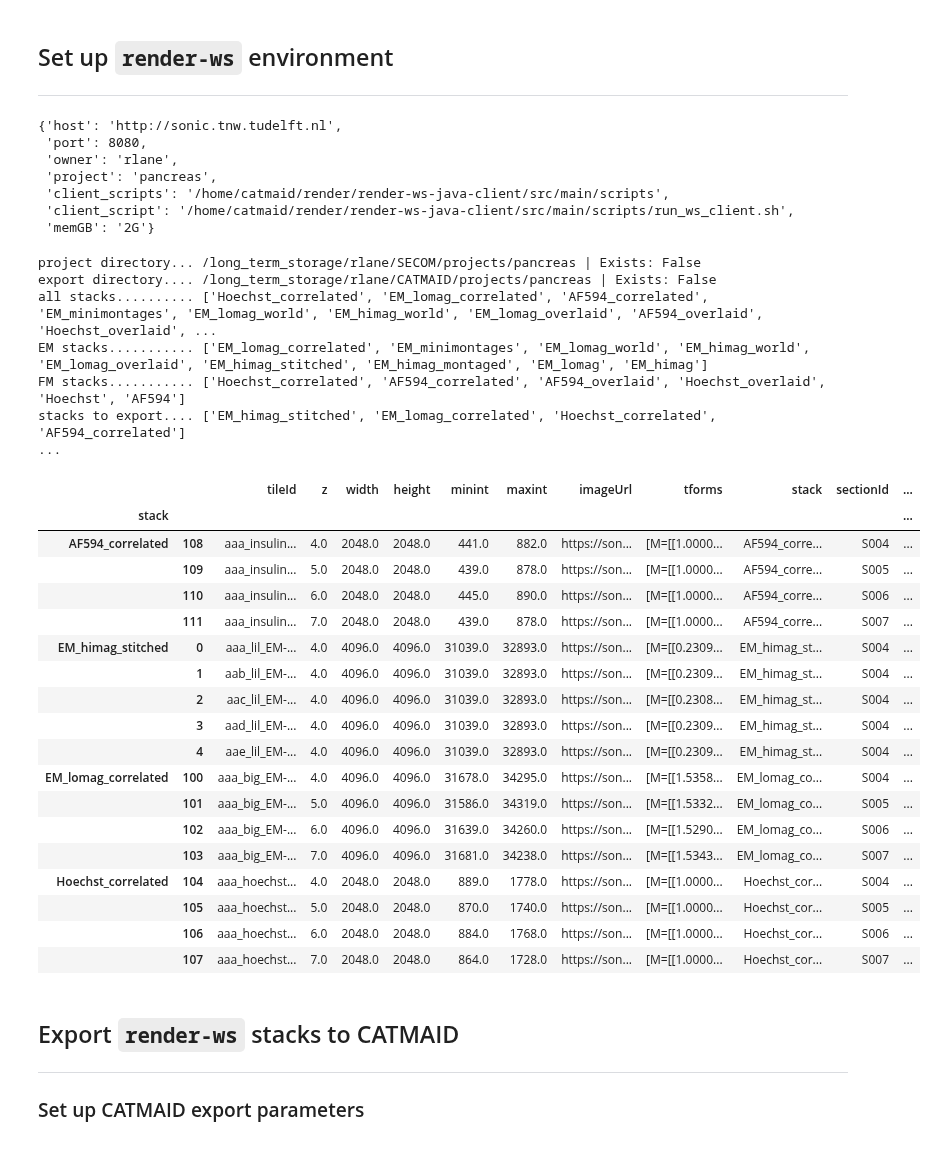
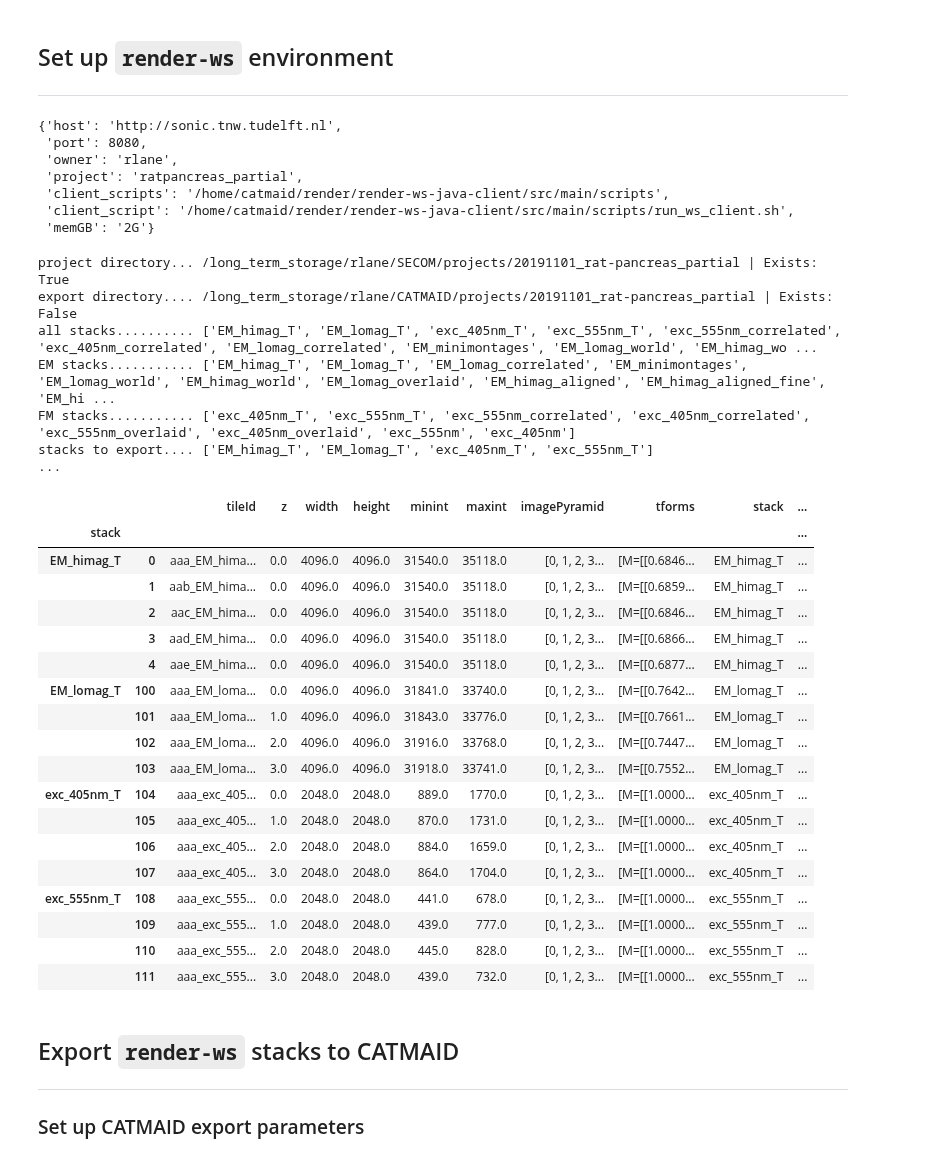
Before and after one commit to hoogenboom-group/iCAT-workflow, a Jupyter notebook: notebooks/7_iCAT-export.ipynb, the cells around one changed output. Drawn from its saved outputs; the diff is of its cells as text; code cells hidden in the pictures.

```diff
--- a/notebooks/7_iCAT-export.ipynb
+++ b/notebooks/7_iCAT-export.ipynb
@@ -31,9 +31,9 @@ from icatapi.render_pandas import create_stack_DataFrame, create_stacks_DataFram
 # `render` project parameters
 # ---------------------------
 owner = 'rlane'
-project = 'pancreas'
-project_dir = Path(f'/long_term_storage/{owner}/SECOM/projects/{project}')
-export_dir = Path(f'/long_term_storage/{owner}/CATMAID/projects/{project}')
+project = 'ratpancreas_partial'
+dir_project = Path('/long_term_storage/rlane/SECOM/projects/20191101_rat-pancreas_partial/')
+dir_catmaid = Path('/long_term_storage/rlane/CATMAID/projects/20191101_rat-pancreas_partial/')
 
 # Create a renderapi.connect.Render object
 # ----------------------------------------
@@ -51,69 +51,69 @@ render.make_kwargs()
 {'host': 'http://sonic.tnw.tudelft.nl',
  'port': 8080,
  'owner': 'rlane',
- 'project': 'pancreas',
+ 'project': 'ratpancreas_partial',
  'client_scripts': '/home/catmaid/render/render-ws-java-client/src/main/scripts',
  'client_script': '/home/catmaid/render/render-ws-java-client/src/main/scripts/run_ws_client.sh',
  'memGB': '2G'}
 # %%
 # Infer stack and section info
 # ----------------------------
 stacks = renderapi.render.get_stacks_by_owner_project(render=render)
 stacks_EM = [stack for stack in stacks if 'EM' in stack]
 stacks_FM = [stack for stack in stacks if 'EM' not in stack]
 stacks_2_export = [
-    'EM_himag_stitched',
-    'EM_lomag_correlated',
-    'Hoechst_correlated',
-    'AF594_correlated'
+    'EM_himag_T',
+    'EM_lomag_T',
+    'exc_405nm_T',
+    'exc_555nm_T'
 ]
 
 # Output
 # ------
 out = f"""\
-project directory... {project_dir} | Exists: {project_dir.exists()}
-export directory.... {export_dir} | Exists: {export_dir.exists()}
+project directory... {dir_project} | Exists: {dir_project.exists()}
+export directory.... {dir_catmaid} | Exists: {dir_catmaid.exists()}
 all stacks.......... {stacks}
 EM stacks........... {stacks_EM}
 FM stacks........... {stacks_FM}
 stacks to export.... {stacks_2_export}
 ...
 """
 print(out)
 
 # Create project DataFrame
 # ------------------------
-df_project = create_stacks_DataFrame(stacks=stacks_2_export,
-                                     render=render)
+df_project = icatapi.create_stacks_DataFrame(stacks=stacks_2_export,
+                                             render=render)
 df_project.groupby('stack')\
           .apply(lambda x: x.head(5))
 # %% [output]
-project directory... /long_term_storage/rlane/SECOM/projects/pancreas | Exists: False
-export directory.... /long_term_storage/rlane/CATMAID/projects/pancreas | Exists: False
-all stacks.......... ['Hoechst_correlated', 'EM_lomag_correlated', 'AF594_correlated', 'EM_minimontages', 'EM_lomag_world', 'EM_himag_world', 'EM_lomag_overlaid', 'AF594_overlaid', 'Hoechst_overlaid', ...
-EM stacks........... ['EM_lomag_correlated', 'EM_minimontages', 'EM_lomag_world', 'EM_himag_world', 'EM_lomag_overlaid', 'EM_himag_stitched', 'EM_himag_montaged', 'EM_lomag', 'EM_himag']
-FM stacks........... ['Hoechst_correlated', 'AF594_correlated', 'AF594_overlaid', 'Hoechst_overlaid', 'Hoechst', 'AF594']
-stacks to export.... ['EM_himag_stitched', 'EM_lomag_correlated', 'Hoechst_correlated', 'AF594_correlated']
+project directory... /long_term_storage/rlane/SECOM/projects/20191101_rat-pancreas_partial | Exists: True
+export directory.... /long_term_storage/rlane/CATMAID/projects/20191101_rat-pancreas_partial | Exists: False
+all stacks.......... ['EM_himag_T', 'EM_lomag_T', 'exc_405nm_T', 'exc_555nm_T', 'exc_555nm_correlated', 'exc_405nm_correlated', 'EM_lomag_correlated', 'EM_minimontages', 'EM_lomag_world', 'EM_himag_wo ...
+EM stacks........... ['EM_himag_T', 'EM_lomag_T', 'EM_lomag_correlated', 'EM_minimontages', 'EM_lomag_world', 'EM_himag_world', 'EM_lomag_overlaid', 'EM_himag_aligned', 'EM_himag_aligned_fine', 'EM_hi ...
+FM stacks........... ['exc_405nm_T', 'exc_555nm_T', 'exc_555nm_correlated', 'exc_405nm_correlated', 'exc_555nm_overlaid', 'exc_405nm_overlaid', 'exc_555nm', 'exc_405nm']
+stacks to export.... ['EM_himag_T', 'EM_lomag_T', 'exc_405nm_T', 'exc_555nm_T']
 ...
-|  |  | tileId | z | width | height | minint | maxint | imageUrl | tforms | stack | sectionId | ... |
-| stack |  |  |  |  |  |  |  |  |  |  |  | ... |
-| AF594_correlated | 108 | aaa_insulin... | 4.0 | 2048.0 | 2048.0 | 441.0 | 882.0 | https://son... | [M=[[1.0000... | AF594_corre... | S004 | ... |
-|  | 109 | aaa_insulin... | 5.0 | 2048.0 | 2048.0 | 439.0 | 878.0 | https://son... | [M=[[1.0000... | AF594_corre... | S005 | ... |
-|  | 110 | aaa_insulin... | 6.0 | 2048.0 | 2048.0 | 445.0 | 890.0 | https://son... | [M=[[1.0000... | AF594_corre... | S006 | ... |
-|  | 111 | aaa_insulin... | 7.0 | 2048.0 | 2048.0 | 439.0 | 878.0 | https://son... | [M=[[1.0000... | AF594_corre... | S007 | ... |
-| EM_himag_stitched | 0 | aaa_lil_EM-... | 4.0 | 4096.0 | 4096.0 | 31039.0 | 32893.0 | https://son... | [M=[[0.2309... | EM_himag_st... | S004 | ... |
-|  | 1 | aab_lil_EM-... | 4.0 | 4096.0 | 4096.0 | 31039.0 | 32893.0 | https://son... | [M=[[0.2309... | EM_himag_st... | S004 | ... |
-|  | 2 | aac_lil_EM-... | 4.0 | 4096.0 | 4096.0 | 31039.0 | 32893.0 | https://son... | [M=[[0.2308... | EM_himag_st... | S004 | ... |
-|  | 3 | aad_lil_EM-... | 4.0 | 4096.0 | 4096.0 | 31039.0 | 32893.0 | https://son... | [M=[[0.2309... | EM_himag_st... | S004 | ... |
-|  | 4 | aae_lil_EM-... | 4.0 | 4096.0 | 4096.0 | 31039.0 | 32893.0 | https://son... | [M=[[0.2309... | EM_himag_st... | S004 | ... |
-| EM_lomag_correlated | 100 | aaa_big_EM-... | 4.0 | 4096.0 | 4096.0 | 31678.0 | 34295.0 | https://son... | [M=[[1.5358... | EM_lomag_co... | S004 | ... |
-|  | 101 | aaa_big_EM-... | 5.0 | 4096.0 | 4096.0 | 31586.0 | 34319.0 | https://son... | [M=[[1.5332... | EM_lomag_co... | S005 | ... |
-|  | 102 | aaa_big_EM-... | 6.0 | 4096.0 | 4096.0 | 31639.0 | 34260.0 | https://son... | [M=[[1.5290... | EM_lomag_co... | S006 | ... |
-|  | 103 | aaa_big_EM-... | 7.0 | 4096.0 | 4096.0 | 31681.0 | 34238.0 | https://son... | [M=[[1.5343... | EM_lomag_co... | S007 | ... |
-| Hoechst_correlated | 104 | aaa_hoechst... | 4.0 | 2048.0 | 2048.0 | 889.0 | 1778.0 | https://son... | [M=[[1.0000... | Hoechst_cor... | S004 | ... |
-|  | 105 | aaa_hoechst... | 5.0 | 2048.0 | 2048.0 | 870.0 | 1740.0 | https://son... | [M=[[1.0000... | Hoechst_cor... | S005 | ... |
-|  | 106 | aaa_hoechst... | 6.0 | 2048.0 | 2048.0 | 884.0 | 1768.0 | https://son... | [M=[[1.0000... | Hoechst_cor... | S006 | ... |
-|  | 107 | aaa_hoechst... | 7.0 | 2048.0 | 2048.0 | 864.0 | 1728.0 | https://son... | [M=[[1.0000... | Hoechst_cor... | S007 | ... |
+|  |  | tileId | z | width | height | minint | maxint | imagePyramid | tforms | stack | ... |
+| stack |  |  |  |  |  |  |  |  |  |  | ... |
+| EM_himag_T | 0 | aaa_EM_hima... | 0.0 | 4096.0 | 4096.0 | 31540.0 | 35118.0 | [0, 1, 2, 3... | [M=[[0.6846... | EM_himag_T | ... |
+|  | 1 | aab_EM_hima... | 0.0 | 4096.0 | 4096.0 | 31540.0 | 35118.0 | [0, 1, 2, 3... | [M=[[0.6859... | EM_himag_T | ... |
+|  | 2 | aac_EM_hima... | 0.0 | 4096.0 | 4096.0 | 31540.0 | 35118.0 | [0, 1, 2, 3... | [M=[[0.6846... | EM_himag_T | ... |
+|  | 3 | aad_EM_hima... | 0.0 | 4096.0 | 4096.0 | 31540.0 | 35118.0 | [0, 1, 2, 3... | [M=[[0.6866... | EM_himag_T | ... |
+|  | 4 | aae_EM_hima... | 0.0 | 4096.0 | 4096.0 | 31540.0 | 35118.0 | [0, 1, 2, 3... | [M=[[0.6877... | EM_himag_T | ... |
+| EM_lomag_T | 100 | aaa_EM_loma... | 0.0 | 4096.0 | 4096.0 | 31841.0 | 33740.0 | [0, 1, 2, 3... | [M=[[0.7642... | EM_lomag_T | ... |
+|  | 101 | aaa_EM_loma... | 1.0 | 4096.0 | 4096.0 | 31843.0 | 33776.0 | [0, 1, 2, 3... | [M=[[0.7661... | EM_lomag_T | ... |
+|  | 102 | aaa_EM_loma... | 2.0 | 4096.0 | 4096.0 | 31916.0 | 33768.0 | [0, 1, 2, 3... | [M=[[0.7447... | EM_lomag_T | ... |
+|  | 103 | aaa_EM_loma... | 3.0 | 4096.0 | 4096.0 | 31918.0 | 33741.0 | [0, 1, 2, 3... | [M=[[0.7552... | EM_lomag_T | ... |
+| exc_405nm_T | 104 | aaa_exc_405... | 0.0 | 2048.0 | 2048.0 | 889.0 | 1770.0 | [0, 1, 2, 3... | [M=[[1.0000... | exc_405nm_T | ... |
+|  | 105 | aaa_exc_405... | 1.0 | 2048.0 | 2048.0 | 870.0 | 1731.0 | [0, 1, 2, 3... | [M=[[1.0000... | exc_405nm_T | ... |
+|  | 106 | aaa_exc_405... | 2.0 | 2048.0 | 2048.0 | 884.0 | 1659.0 | [0, 1, 2, 3... | [M=[[1.0000... | exc_405nm_T | ... |
+|  | 107 | aaa_exc_405... | 3.0 | 2048.0 | 2048.0 | 864.0 | 1704.0 | [0, 1, 2, 3... | [M=[[1.0000... | exc_405nm_T | ... |
+| exc_555nm_T | 108 | aaa_exc_555... | 0.0 | 2048.0 | 2048.0 | 441.0 | 678.0 | [0, 1, 2, 3... | [M=[[1.0000... | exc_555nm_T | ... |
+|  | 109 | aaa_exc_555... | 1.0 | 2048.0 | 2048.0 | 439.0 | 777.0 | [0, 1, 2, 3... | [M=[[1.0000... | exc_555nm_T | ... |
+|  | 110 | aaa_exc_555... | 2.0 | 2048.0 | 2048.0 | 445.0 | 828.0 | [0, 1, 2, 3... | [M=[[1.0000... | exc_555nm_T | ... |
+|  | 111 | aaa_exc_555... | 3.0 | 2048.0 | 2048.0 | 439.0 | 732.0 | [0, 1, 2, 3... | [M=[[1.0000... | exc_555nm_T | ... |
 # %% [markdown]
 ## Export `render-ws` stacks to CATMAID
 ---
```
Also changed, not shown: parts of 8 cells of this notebook.
